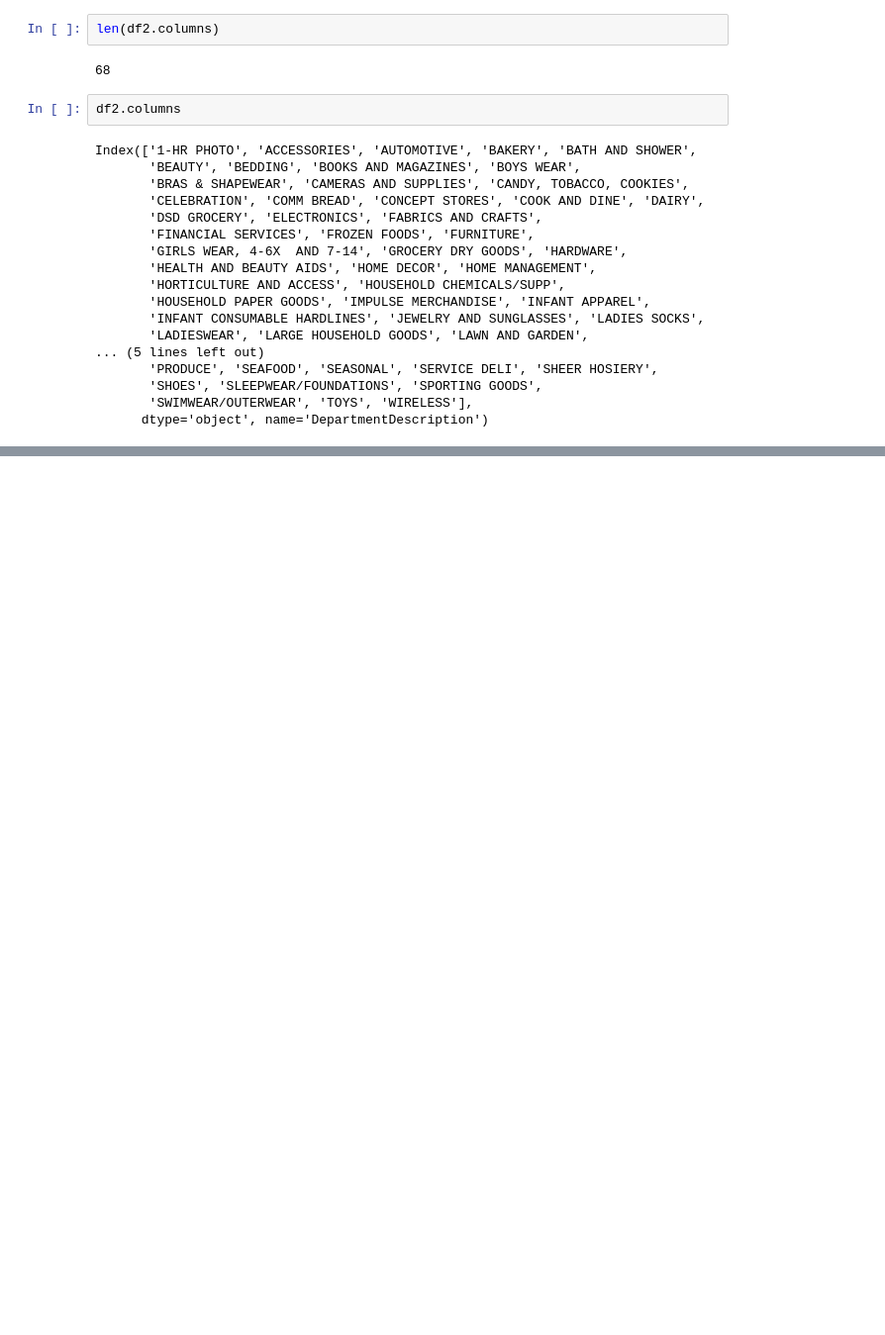
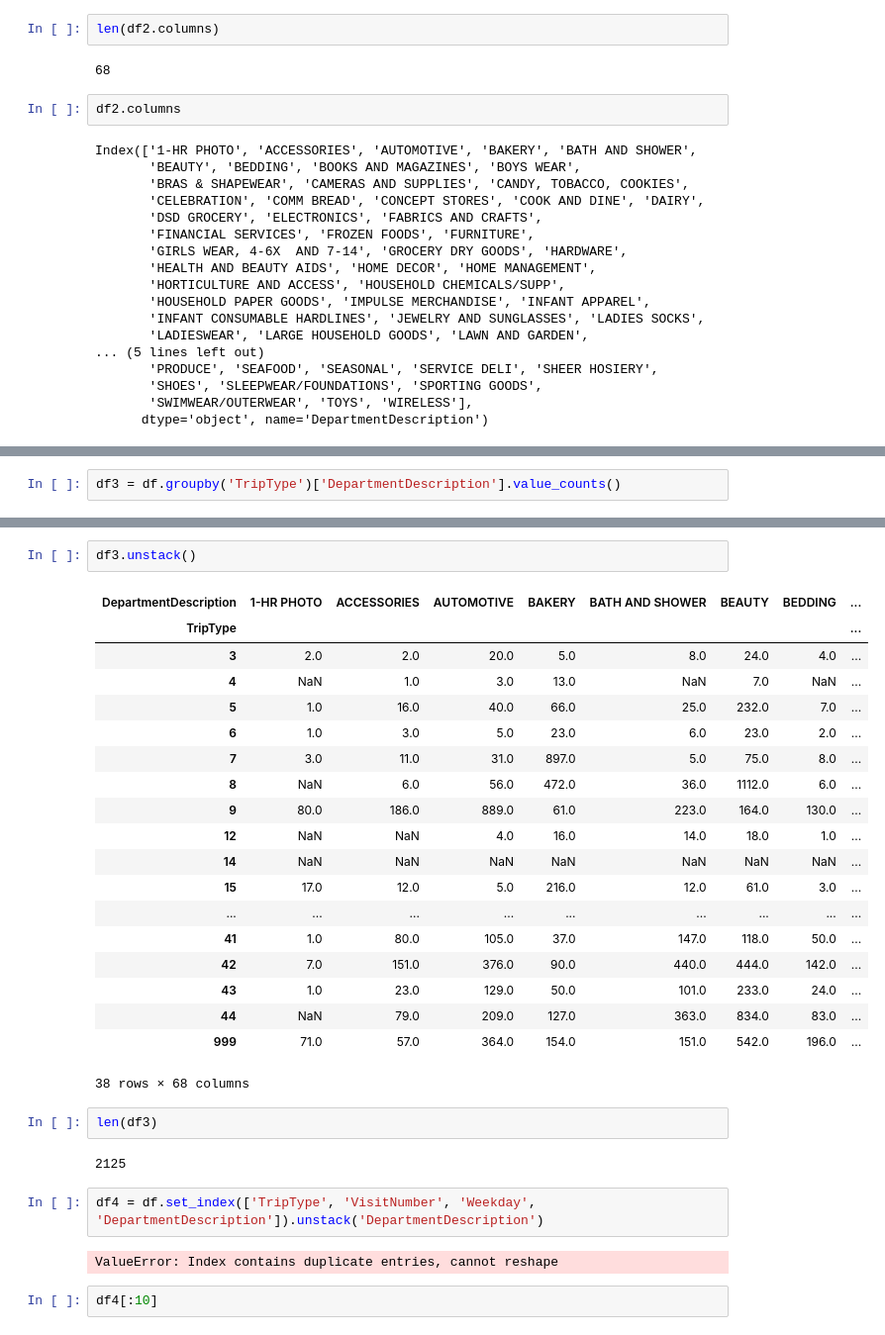
Before and after one commit to urielmminon/marmol-final, a Jupyter notebook: Python_format.ipynb, the cells around one changed output, grey strips where cells are left out. Shown: that part at 99% size. Cells and saved outputs as stored; diff of their text form; blank space fills up the shorter version.

```diff
--- a/Python_format.ipynb
+++ b/Python_format.ipynb
@@ -120,0 +146,2 @@ Index(['1-HR PHOTO', 'ACCESSORIES', 'AUTOMOTIVE', 'BAKERY', 'BATH AND SHOWER',
+# %%
+df3 = df.groupby('TripType')['DepartmentDescription'].value_counts()
@@ -120,0 +163,32 @@ Index(['1-HR PHOTO', 'ACCESSORIES', 'AUTOMOTIVE', 'BAKERY', 'BATH AND SHOWER',
+# %%
+df3.unstack()
+# %% [output]
+| DepartmentDescription | 1-HR PHOTO | ACCESSORIES | AUTOMOTIVE | BAKERY | BATH AND SHOWER | BEAUTY | BEDDING | ... |
+| TripType |  |  |  |  |  |  |  | ... |
+| 3 | 2.0 | 2.0 | 20.0 | 5.0 | 8.0 | 24.0 | 4.0 | ... |
+| 4 | NaN | 1.0 | 3.0 | 13.0 | NaN | 7.0 | NaN | ... |
+| 5 | 1.0 | 16.0 | 40.0 | 66.0 | 25.0 | 232.0 | 7.0 | ... |
+| 6 | 1.0 | 3.0 | 5.0 | 23.0 | 6.0 | 23.0 | 2.0 | ... |
+| 7 | 3.0 | 11.0 | 31.0 | 897.0 | 5.0 | 75.0 | 8.0 | ... |
+| 8 | NaN | 6.0 | 56.0 | 472.0 | 36.0 | 1112.0 | 6.0 | ... |
+| 9 | 80.0 | 186.0 | 889.0 | 61.0 | 223.0 | 164.0 | 130.0 | ... |
+| 12 | NaN | NaN | 4.0 | 16.0 | 14.0 | 18.0 | 1.0 | ... |
+| 14 | NaN | NaN | NaN | NaN | NaN | NaN | NaN | ... |
+| 15 | 17.0 | 12.0 | 5.0 | 216.0 | 12.0 | 61.0 | 3.0 | ... |
+| ... | ... | ... | ... | ... | ... | ... | ... | ... |
+| 41 | 1.0 | 80.0 | 105.0 | 37.0 | 147.0 | 118.0 | 50.0 | ... |
+| 42 | 7.0 | 151.0 | 376.0 | 90.0 | 440.0 | 444.0 | 142.0 | ... |
+| 43 | 1.0 | 23.0 | 129.0 | 50.0 | 101.0 | 233.0 | 24.0 | ... |
+| 44 | NaN | 79.0 | 209.0 | 127.0 | 363.0 | 834.0 | 83.0 | ... |
+| 999 | 71.0 | 57.0 | 364.0 | 154.0 | 151.0 | 542.0 | 196.0 | ... |
+38 rows × 68 columns
+# %%
+len(df3)
+# %% [output]
+2125
+# %%
+df4 = df.set_index(['TripType', 'VisitNumber', 'Weekday', 'DepartmentDescription']).unstack('DepartmentDescription')
+# %% [output]
+ValueError: Index contains duplicate entries, cannot reshape
+# %%
+df4[:10]
```
Also changed, not shown: parts of 3 cells of this notebook, 4 other files.
